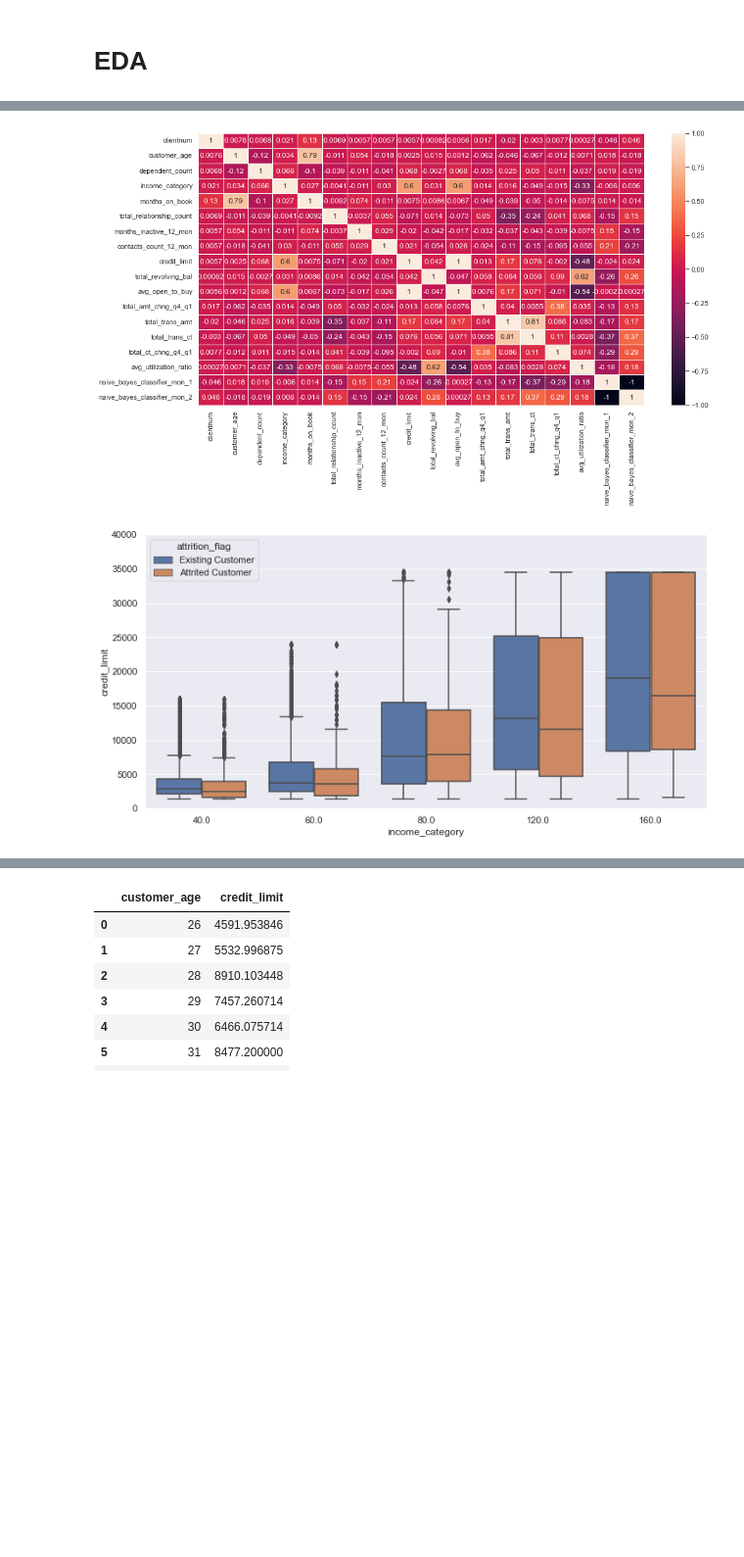
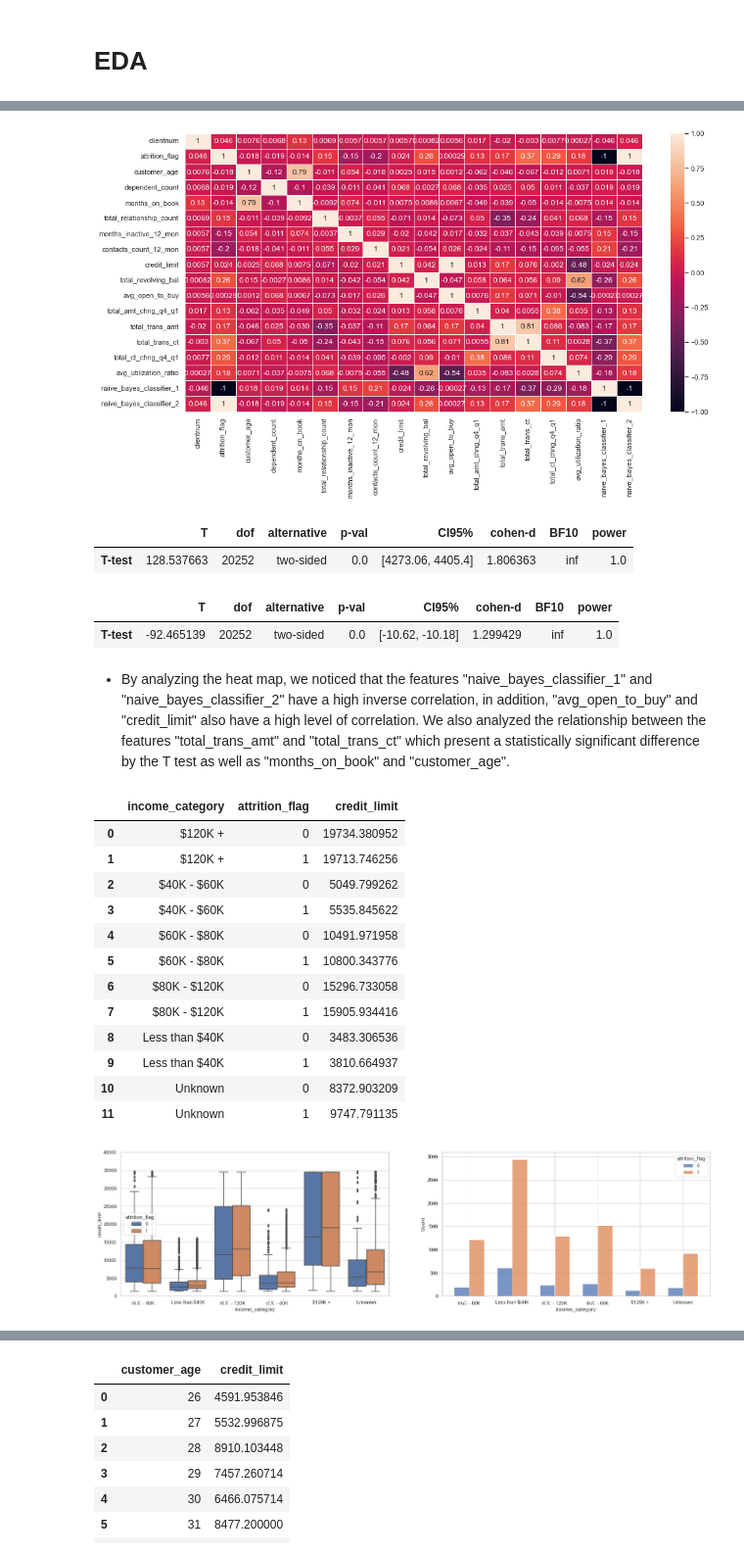
Before and after one commit to leonardoccarv/ChurnBankDetection, a Jupyter notebook: ChurnBankDetection.ipynb, the cells around one changed output, grey strips where cells are left out. Shown: that part at 98% size. Saved outputs shown, nothing was run; the diff lists cells and outputs as text; code cells hidden in the pictures; blank space fills up the shorter version.

```diff
--- a/ChurnBankDetection.ipynb
+++ b/ChurnBankDetection.ipynb
@@ -37,9 +37,9 @@ def rename_columns(df):
     # Rename specific columns
     df = df.rename(columns={
         'naive_bayes_classifier_attrition_flag_card_category_contacts_count_12_mon_dependent_count_education_level_months_inactive_12_mon_1':
-        'naive_bayes_classifier_mon_1',
+        'naive_bayes_classifier_1',
         'naive_bayes_classifier_attrition_flag_card_category_contacts_count_12_mon_dependent_count_education_level_months_inactive_12_mon_2':
-        'naive_bayes_classifier_mon_2'
+        'naive_bayes_classifier_2'
     })
 
     return df
@@ -124,6 +124,14 @@ Naive_Bayes_Classifier_Attrition_Flag_Card_Category_Contacts_Count_12_mon_Depend
 dtype: int64
 # %%
 df = rename_columns(df)
+# %%
+existing_customer = re.compile('Existing Customer')
+attrited_customer = re.compile('Attrited Customer')
+
+df['attrition_flag'] = df['attrition_flag'].apply(lambda x: existing_customer.sub('1', x))
+df['attrition_flag'] = df['attrition_flag'].apply(lambda x: attrited_customer.sub('0', x))
+
+df['attrition_flag'] = pd.to_numeric(df['attrition_flag'], errors='coerce')
 # %%
 df.head()
 # %% [output]
@@ -153,7 +207,3 @@ unknown = re.compile('Unknown')
 # %%
-df['income_category'] = df['income_category'].apply(lambda x: unknown.sub('NaN', x))
-df['income_category'] = df['income_category'].apply(lambda x: less_than_40.sub('40', x))
-df['income_category'] = df['income_category'].apply(lambda x: less_than_60.sub('60', x))
-df['income_category'] = df['income_category'].apply(lambda x: less_than_80.sub('80', x))
-df['income_category'] = df['income_category'].apply(lambda x: less_than_120.sub('120', x))
-df['income_category'] = df['income_category'].apply(lambda x: less_than_120plus.sub('160', x))
+# unknown = re.compile('Unknown')
+# df['income_category'] = df['income_category'].apply(lambda x: unknown.sub('NaN', x))
@@ -170,3 +209,0 @@ Name: income_category, dtype: int64
-# %%
-df['income_category'] = pd.to_numeric(df['income_category'], errors='coerce')
-df.income_category.describe()
@@ -222,12 +229,50 @@ df.describe()
 plt.figure(figsize=(16,8))
 sns.heatmap(df.corr(method='pearson'), annot=True, linewidths=.5);
 # %% [output]
-[figure, old version]
+[figure, new version]
+# %%
+pg.ttest(df.total_trans_amt, df.total_trans_ct)
+# %% [output]
+|  | T | dof | alternative | p-val | CI95% | cohen-d | BF10 | power |
+| T-test | 128.537663 | 20252 | two-sided | 0.0 | [4273.06, 4405.4] | 1.806363 | inf | 1.0 |
+# %%
+pg.ttest(df.months_on_book, df.customer_age)
+# %% [output]
+|  | T | dof | alternative | p-val | CI95% | cohen-d | BF10 | power |
+| T-test | -92.465139 | 20252 | two-sided | 0.0 | [-10.62, -10.18] | 1.299429 | inf | 1.0 |
+# %% [markdown]
+- By analyzing the heat map, we noticed that the features "naive_bayes_classifier_1" and "naive_bayes_classifier_2" have a high inverse correlation, in addition, "avg_open_to_buy" and "credit_limit" also have a high level of correlation. We also analyzed the relationship between the features "total_trans_amt" and "total_trans_ct" which present a statistically significant difference by the T test as well as "months_on_book" and "customer_age".
+# %%
+aux1 = df.groupby(['income_category','attrition_flag']).agg({'credit_limit' : 'mean'})
+aux1.reset_index(inplace=True)
+aux1
+# %% [output]
+|  | income_category | attrition_flag | credit_limit |
+| 0 | $120K + | 0 | 19734.380952 |
+| 1 | $120K + | 1 | 19713.746256 |
+| 2 | $40K - $60K | 0 | 5049.799262 |
+| 3 | $40K - $60K | 1 | 5535.845622 |
+| 4 | $60K - $80K | 0 | 10491.971958 |
+| 5 | $60K - $80K | 1 | 10800.343776 |
+| 6 | $80K - $120K | 0 | 15296.733058 |
+| 7 | $80K - $120K | 1 | 15905.934416 |
+| 8 | Less than $40K | 0 | 3483.306536 |
+| 9 | Less than $40K | 1 | 3810.664937 |
+| 10 | Unknown | 0 | 8372.903209 |
+| 11 | Unknown | 1 | 9747.791135 |
 # %%
+plt.figure(figsize=(24,6))
+
+plt.subplot(1, 2, 1)
 sns.boxplot(x='income_category', y='credit_limit', data=df, hue=df.attrition_flag)
-plt.ylim(0,40000);
+plt.ylim(0,40000)
+
+plt.subplot(1, 2, 2)
+sns.histplot(x='income_category', hue='attrition_flag', data=df, multiple='dodge', shrink=0.7);
+
+plt.show()
 # %% [output]
-[figure, old version]
+[figure, new version]
 # %%
 features = df.columns.tolist()
 df[features].hist(figsize=(24, 14));
```
Also changed, not shown: parts of 21 cells of this notebook.
